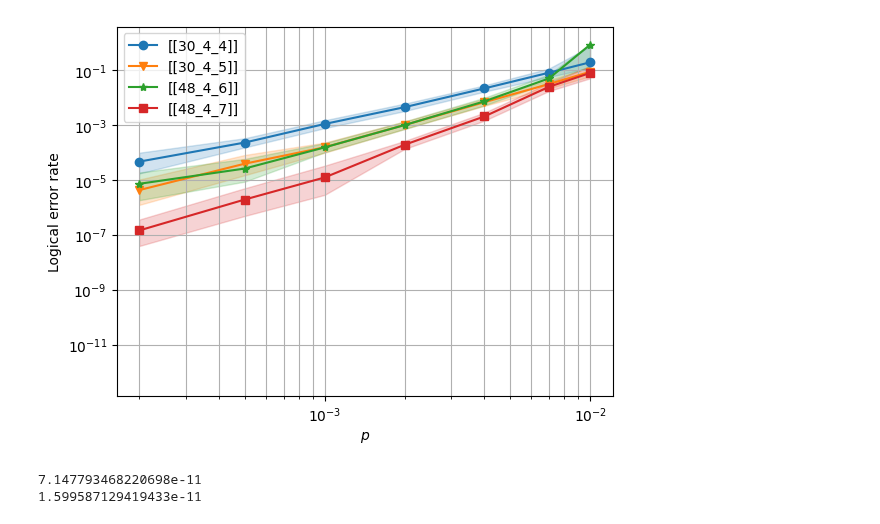
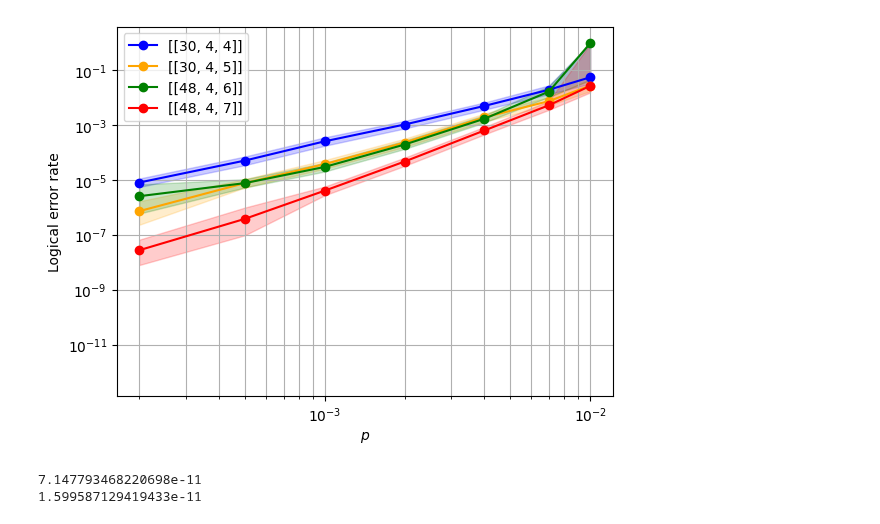
Before and after one commit to wamud/bb-ions, a Jupyter notebook: scripts/plot_mem_exp.ipynb, the cells around one changed output. Cells and saved outputs as stored; diff of their text form; code cells hidden in the pictures.

```diff
--- a/scripts/plot_mem_exp.ipynb
+++ b/scripts/plot_mem_exp.ipynb
@@ -12,14 +12,16 @@ def my_axis_options(ax):
     ax.set_ylim(1.3992277047193278e-13, 3.9115107136890295)
 
     ax.legend(*zip(*sorted(zip(*ax.get_legend_handles_labels()), key=lambda x: tuple(map(int, re.findall(r'\d+', x[1]))))))  # sort legend labels by number of qubits
+    leg = ax.legend(*zip(*sorted(zip(*ax.get_legend_handles_labels()),
+                                key=lambda x: tuple(map(int, re.findall(r"\d+", x[1]))))))
+    for t in leg.get_texts(): t.set_text(t.get_text().replace("_", ", "))
+
+
 
     ax.set_xlabel(r"$p$")
 
     ## Helios noise:
     # ax.set_xlabel(r"$p$ (Helios Table) ")
-    # leg = ax.legend(*zip(*sorted(zip(*ax.get_legend_handles_labels()),
-                                # key=lambda x: tuple(map(int, re.findall(r"\d+", x[1]))))))
-    # for t in leg.get_texts(): t.set_text(t.get_text().replace("_", ", "))
 
     # ax.xaxis.set_major_locator(LogLocator(10, subs=(1,2,3,4,6)))
     # ax.xaxis.set_major_formatter(FuncFormatter(lambda v,_: ({1:"1",2:"2",3:"3",4:"4",6:"6"}.get(int(round(v/10**np.floor(np.log10(v)))), "")) if v>0 else ""))
@@ -41,30 +43,37 @@ collected_stats = sinter.stats_from_csv_files(*files)
 # %%
 import random
 import matplotlib.colors as mcolors
 
 
 fig, ax = plt.subplots(1, 1)
 sinter.plot_error_rate(
     ax=ax,
     stats=collected_stats,
     x_func=lambda stats: stats.json_metadata['p'], #multiply by 1e3 if want as multiple of Helios noise
 
     group_func=lambda s: s.json_metadata['nkd'],
-    failure_units_per_shot_func = lambda stats: stats.json_metadata['r'], # set as num_rounds ('r') failure units to find pL per round
+    failure_units_per_shot_func = lambda stats: stats.json_metadata['r'] * 4, # set as num_rounds ('r') failure units to find pL per round ... multiply by k = 4 to get per logical qubit?
     filter_func=lambda s:
-        s.json_metadata['p'] >0 and
-        s.json_metadata['b'] == 'X'
+        s.json_metadata['b'] == 'Z'
         ,
 
-    # plot_args_func = lambda index, curve_id: {
-    #     'color': 'green' if '108' in curve_id else 'red' if '144' in curve_id else 'orange' if '90' in curve_id else 'blue' if '72' in curve_id else 'black' if '288' in curve_id else 'magenta' if '360' in curve_id else 'green' if '192' in curve_id else
-    #     random.choice(list(mcolors.TABLEAU_COLORS.values()))
-    #     ,
-    #     'marker': 'o'}
+    plot_args_func = lambda index, curve_id: {
+        'color':
+            'blue' if '30_4_4' in curve_id else
+            'orange' if '30_4_5' in curve_id else
+            'green' if '48_4_6' in curve_id else
+            'red' if '48_4_7' in curve_id else
+
+
+        # 'green' if '108' in curve_id else 'red' if '144' in curve_id else 'orange' if '90' in curve_id else 'blue' if '72' in curve_id else 'black' if '288' in curve_id else 'magenta' if '360' in curve_id else 'green' if '192' in curve_id else
+        random.choice(list(mcolors.TABLEAU_COLORS.values()))
+        ,
+        'marker': 'o'
+        }
         )
 my_axis_options(ax)
 # %% [output]
-[figure, old version]
+[figure, new version]
 # %%
 for stat in collected_stats:
     if '288' in stat.json_metadata['nkd']:
```
